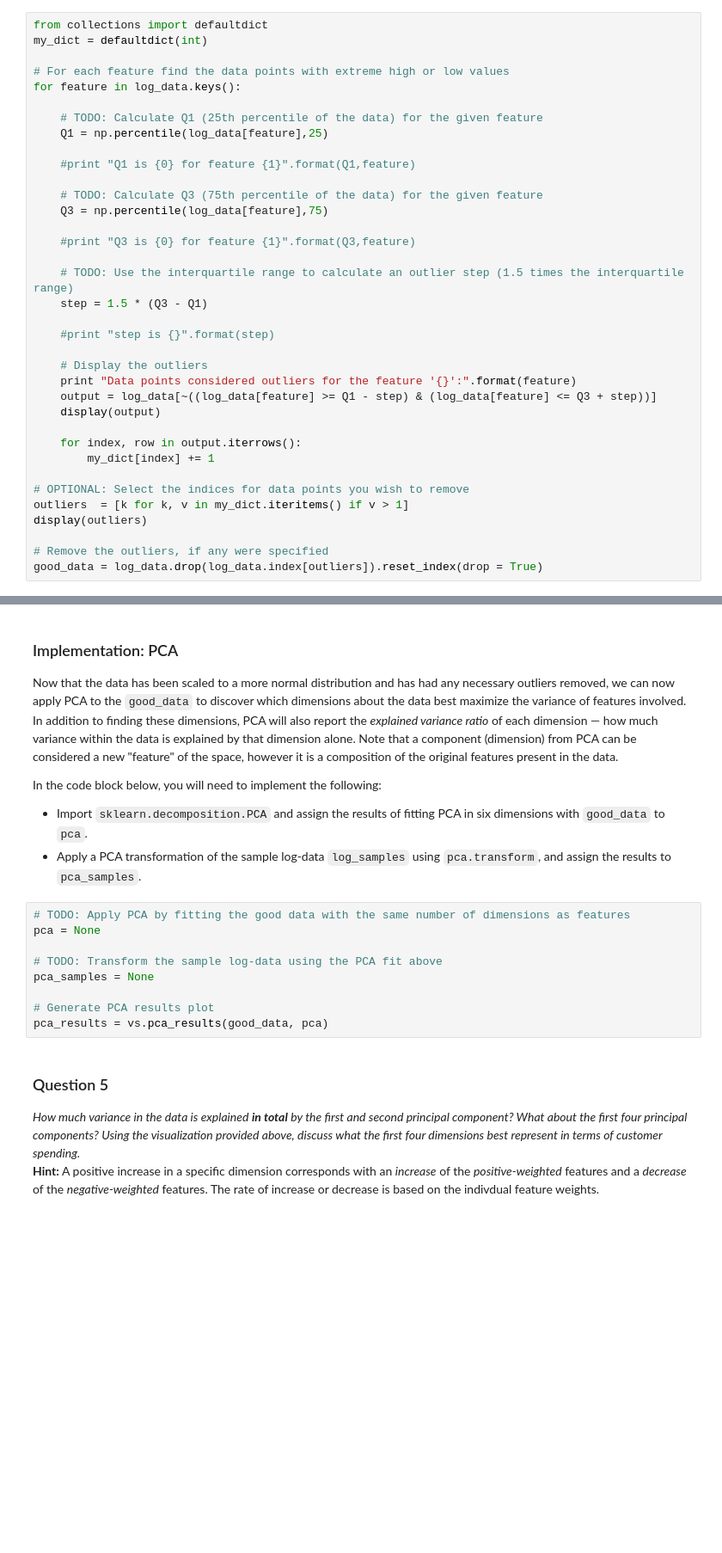
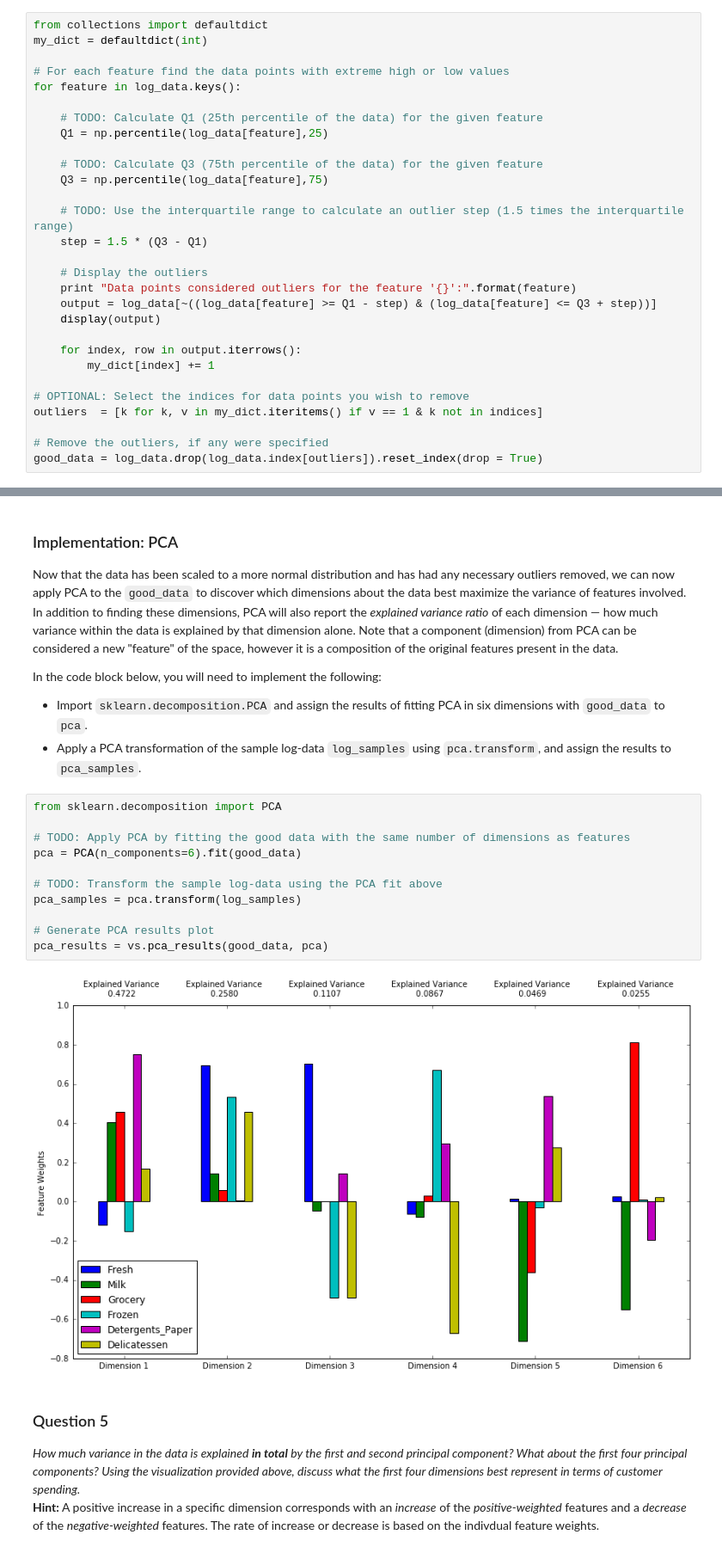
Before and after one commit to rbsimmer/udacity-ML-nanodegree, a Jupyter notebook: customer_segments/customer_segments.ipynb, the cells around one changed output, grey strips where cells are left out. Shown at 86% size. Drawn from its saved outputs; the diff is of its cells as text; blank space fills up the shorter version.

```diff
--- a/customer_segments/customer_segments.ipynb
+++ b/customer_segments/customer_segments.ipynb
@@ -188,17 +188,11 @@ for feature in log_data.keys():
     # TODO: Calculate Q1 (25th percentile of the data) for the given feature
     Q1 = np.percentile(log_data[feature],25)
 
-    #print "Q1 is {0} for feature {1}".format(Q1,feature)
-
     # TODO: Calculate Q3 (75th percentile of the data) for the given feature
     Q3 = np.percentile(log_data[feature],75)
 
-    #print "Q3 is {0} for feature {1}".format(Q3,feature)
-
     # TODO: Use the interquartile range to calculate an outlier step (1.5 times the interquartile range)
     step = 1.5 * (Q3 - Q1)
-
-    #print "step is {}".format(step)
 
     # Display the outliers
     print "Data points considered outliers for the feature '{}':".format(feature)
@@ -209,8 +203,7 @@ for feature in log_data.keys():
         my_dict[index] += 1
 
 # OPTIONAL: Select the indices for data points you wish to remove
-outliers  = [k for k, v in my_dict.iteritems() if v > 1]
-display(outliers)
+outliers  = [k for k, v in my_dict.iteritems() if v == 1 & k not in indices]
 
 # Remove the outliers, if any were specified
 good_data = log_data.drop(log_data.index[outliers]).reset_index(drop = True)
@@ -294,14 +286,18 @@ In the code block below, you will need to implement the following:
  - Import `sklearn.decomposition.PCA` and assign the results of fitting PCA in six dimensions with `good_data` to `pca`.
  - Apply a PCA transformation of the sample log-data `log_samples` using `pca.transform`, and assign the results to `pca_samples`.
 # %%
+from sklearn.decomposition import PCA
+
 # TODO: Apply PCA by fitting the good data with the same number of dimensions as features
-pca = None
+pca = PCA(n_components=6).fit(good_data)
 
 # TODO: Transform the sample log-data using the PCA fit above
-pca_samples = None
+pca_samples = pca.transform(log_samples)
 
 # Generate PCA results plot
 pca_results = vs.pca_results(good_data, pca)
+# %% [output]
+[figure, added]
 # %% [markdown]
 ### Question 5
 *How much variance in the data is explained* ***in total*** *by the first and second principal component? What about the first four principal components? Using the visualization provided above, discuss what the first four dimensions best represent in terms of customer spending.*
```
Also changed, not shown: parts of 18 cells of this notebook.
